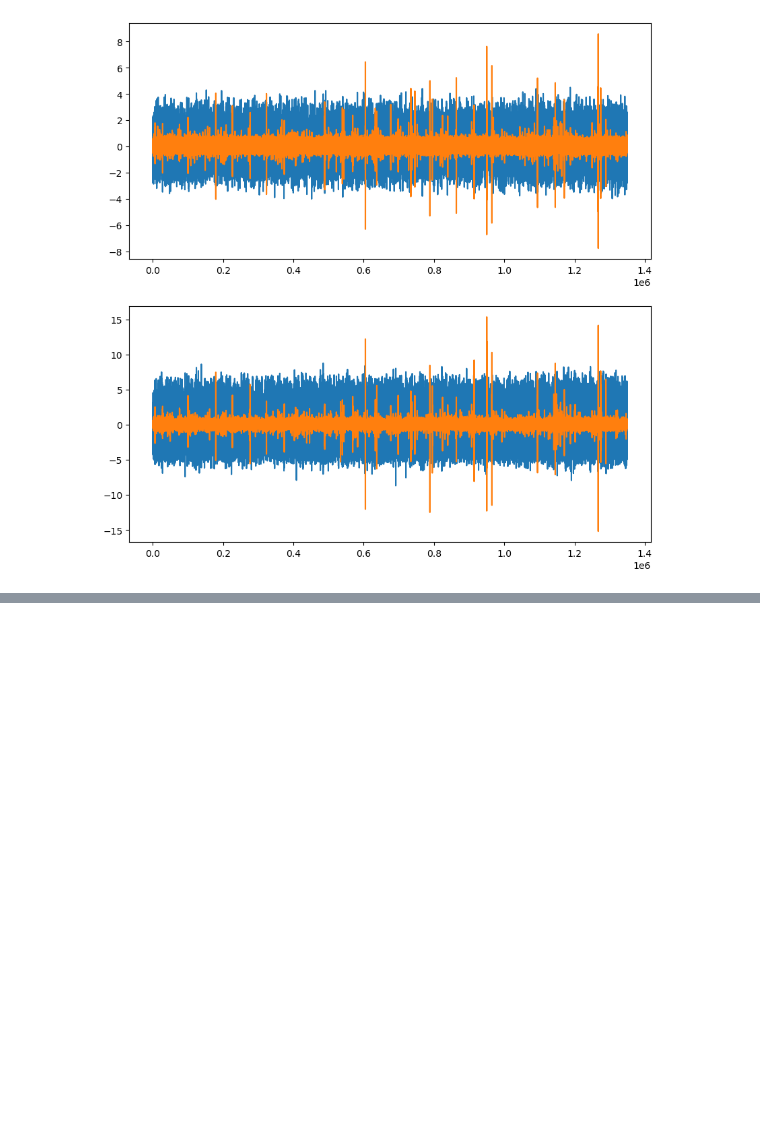
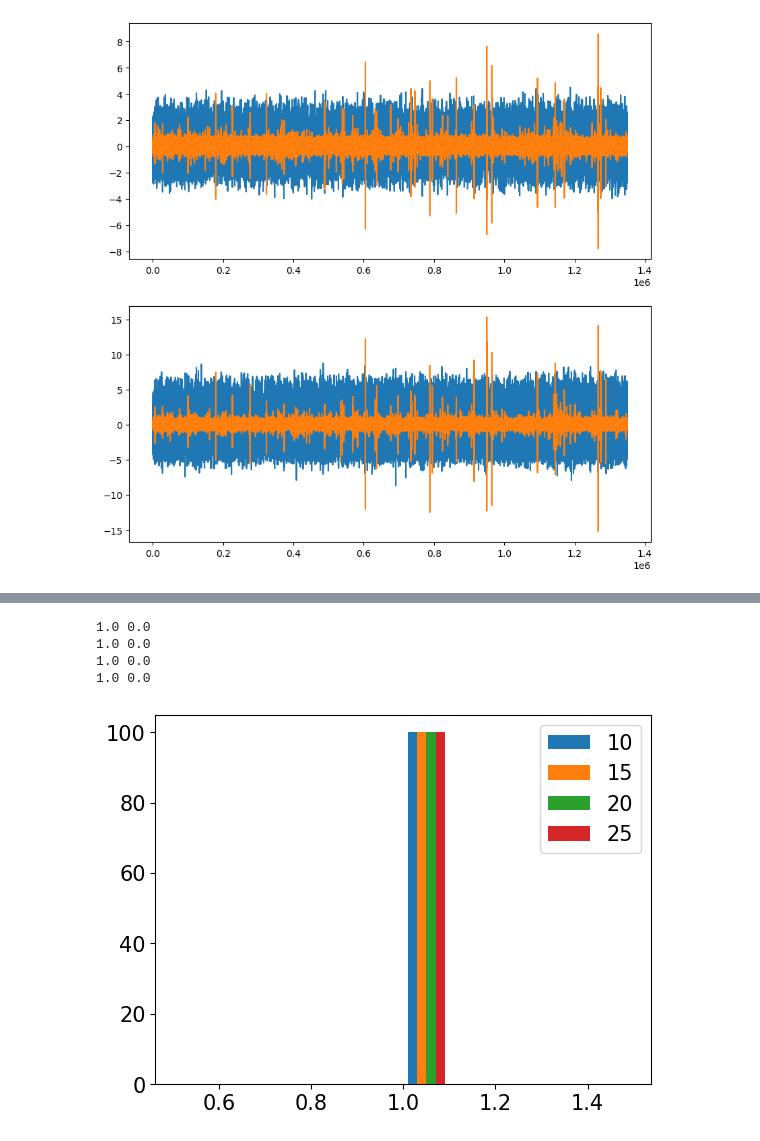
Before and after one commit to nihell/SignalProcessing, a Jupyter notebook: vibstand_data.ipynb, the cells around one changed output, grey strips where cells are left out. Cells and saved outputs as stored; diff of their text form; code cells hidden in the pictures; blank space fills up the shorter version.

```diff
--- a/vibstand_data.ipynb
+++ b/vibstand_data.ipynb
@@ -227,0 +269,33 @@ plt.show()
+# %%
+def split_score(X,y, test_size, seed):
+    clf = SVC(kernel="linear")
+    X_train, X_test, y_train, y_test = train_test_split(X, y, test_size=test_size, random_state=seed, stratify=y)
+    #print(y_train.sum(), y_test.sum())
+    clf.fit(X_train, y_train)
+    return np.array([clf.score(X_test, y_test), np.linalg.norm(clf.coef_[0])])
+
+#SVM classification
+n_iterations = 100
+score_list = []
+svnorm_list = []
+for j in range(len(speeds)):
+    X=np.array([cvb_curves[j,i,k] for i in range(0,4) for k in range(0,n_samples)])
+    y = np.repeat([0,1], 2*n_samples)
+    results = Parallel(n_jobs=-1)(delayed(split_score)(X,y, 0.5, i) for i in range(n_iterations))
+    results = np.array(results).T
+    local_score_list = results[0]
+    local_svnorm_list = results[1]
+
+    score_list.append(np.array(local_score_list))
+    svnorm_list.append(np.array(local_svnorm_list))
+# %%
+plt.hist(score_list, label=speeds)
+plt.legend()
+for i in range(len(score_list)):
+    print(np.mean(score_list[i]),np.std(score_list[i]))
+# %% [output]
+1.0 0.0
+1.0 0.0
+1.0 0.0
+1.0 0.0
+[figure, added]
```
Also changed, not shown: parts of 9 cells of this notebook, 5 other files.
